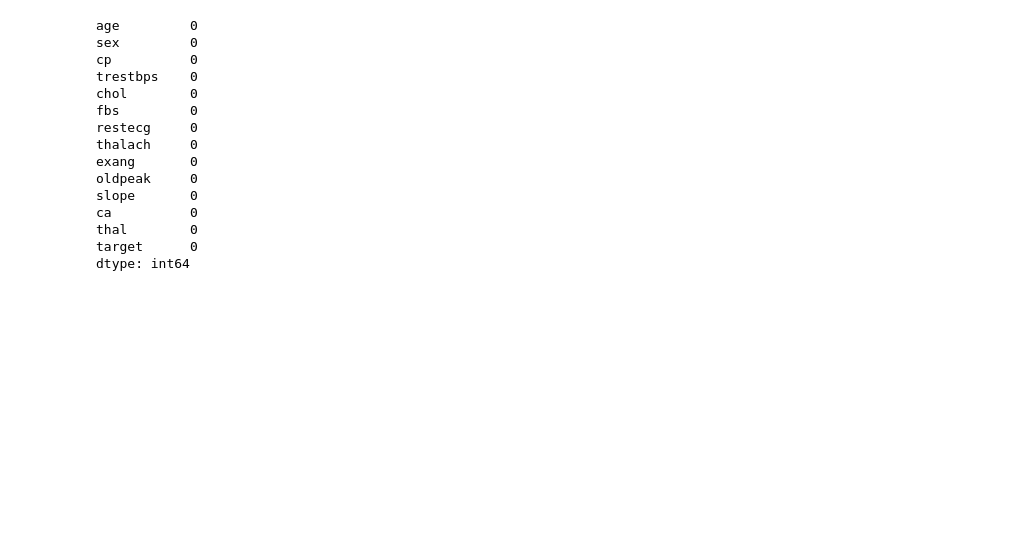
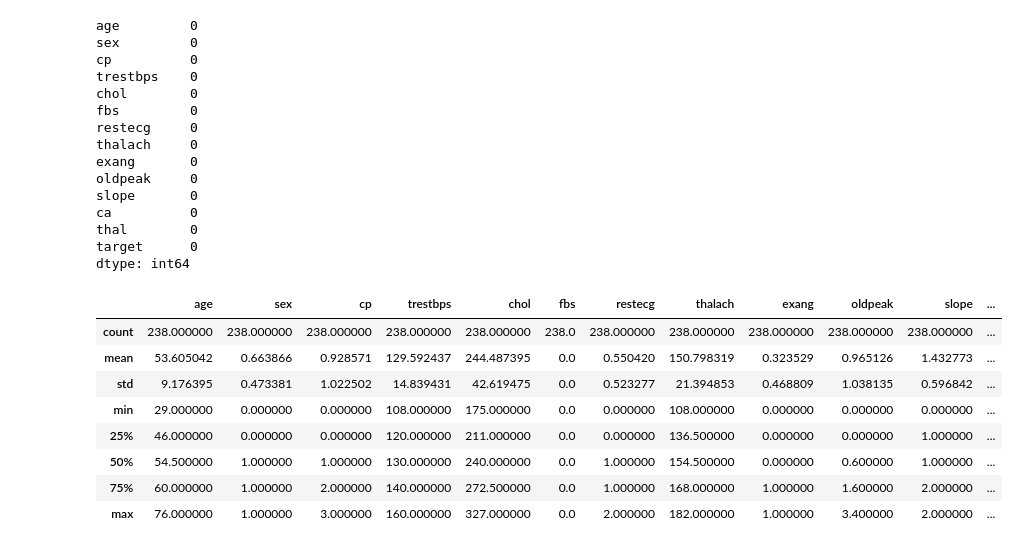
Before and after one commit to annisanchhh/Eksperimen_SML_Annisa, a Jupyter notebook: preprocessed/Eksperimen_Annisa.ipynb, the cells around one changed output. Drawn from its saved outputs; the diff is of its cells as text; code cells hidden in the pictures; blank space fills up the shorter version.

```diff
--- a/preprocessed/Eksperimen_Annisa.ipynb
+++ b/preprocessed/Eksperimen_Annisa.ipynb
@@ -133,6 +133,26 @@ df.drop_duplicates(inplace=True)
 #normalisasi fitur numerik dan standardisasi
 numeric_features = df.select_dtypes(include=[np.number]).columns.tolist()
 scaler = StandardScaler()
-# %%
-#deteksi outlier menggunakan IQR
-Q1 = df[numeric_features].quantile(0.25)
+# %%
+#deteksi outlier menggunakan IQR
+numeric_cols = df.select_dtypes(include=['int64','float64']).columns
+
+for col in numeric_cols:
+    Q1 = df[col].quantile(0.25)
+    Q3 = df[col].quantile(0.75)
+    IQR = Q3 - Q1
+    lower_bound = Q1 - (1.5 * IQR)
+    upper_bound = Q3 + (1.5 * IQR)
+    df = df[(df[col] >= lower_bound) & (df[col] <= upper_bound)]
+
+df.describe()
+# %% [output]
+|  | age | sex | cp | trestbps | chol | fbs | restecg | thalach | exang | oldpeak | slope | ... |
+| count | 238.000000 | 238.000000 | 238.000000 | 238.000000 | 238.000000 | 238.0 | 238.000000 | 238.000000 | 238.000000 | 238.000000 | 238.000000 | ... |
+| mean | 53.605042 | 0.663866 | 0.928571 | 129.592437 | 244.487395 | 0.0 | 0.550420 | 150.798319 | 0.323529 | 0.965126 | 1.432773 | ... |
+| std | 9.176395 | 0.473381 | 1.022502 | 14.839431 | 42.619475 | 0.0 | 0.523277 | 21.394853 | 0.468809 | 1.038135 | 0.596842 | ... |
+| min | 29.000000 | 0.000000 | 0.000000 | 108.000000 | 175.000000 | 0.0 | 0.000000 | 108.000000 | 0.000000 | 0.000000 | 0.000000 | ... |
+| 25% | 46.000000 | 0.000000 | 0.000000 | 120.000000 | 211.000000 | 0.0 | 0.000000 | 136.500000 | 0.000000 | 0.000000 | 1.000000 | ... |
+| 50% | 54.500000 | 1.000000 | 1.000000 | 130.000000 | 240.000000 | 0.0 | 1.000000 | 154.500000 | 0.000000 | 0.600000 | 1.000000 | ... |
+| 75% | 60.000000 | 1.000000 | 2.000000 | 140.000000 | 272.500000 | 0.0 | 1.000000 | 168.000000 | 1.000000 | 1.600000 | 2.000000 | ... |
+| max | 76.000000 | 1.000000 | 3.000000 | 160.000000 | 327.000000 | 0.0 | 2.000000 | 182.000000 | 1.000000 | 3.400000 | 2.000000 | ... |
```
Also changed, not shown: parts of 3 cells of this notebook.
